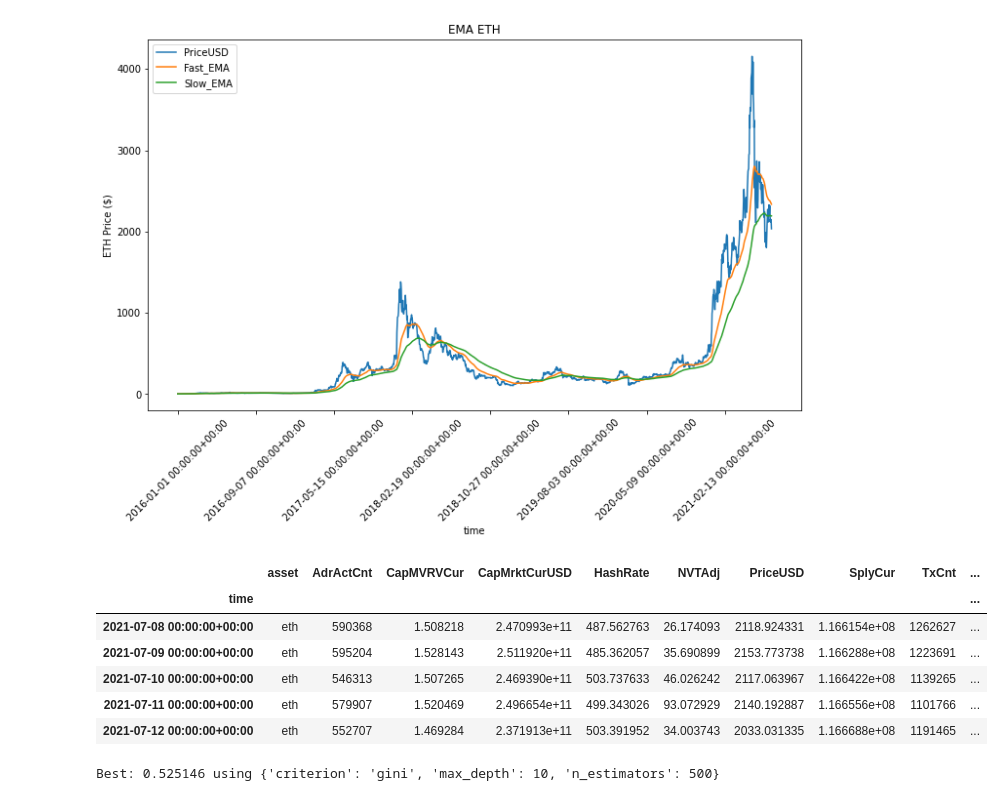
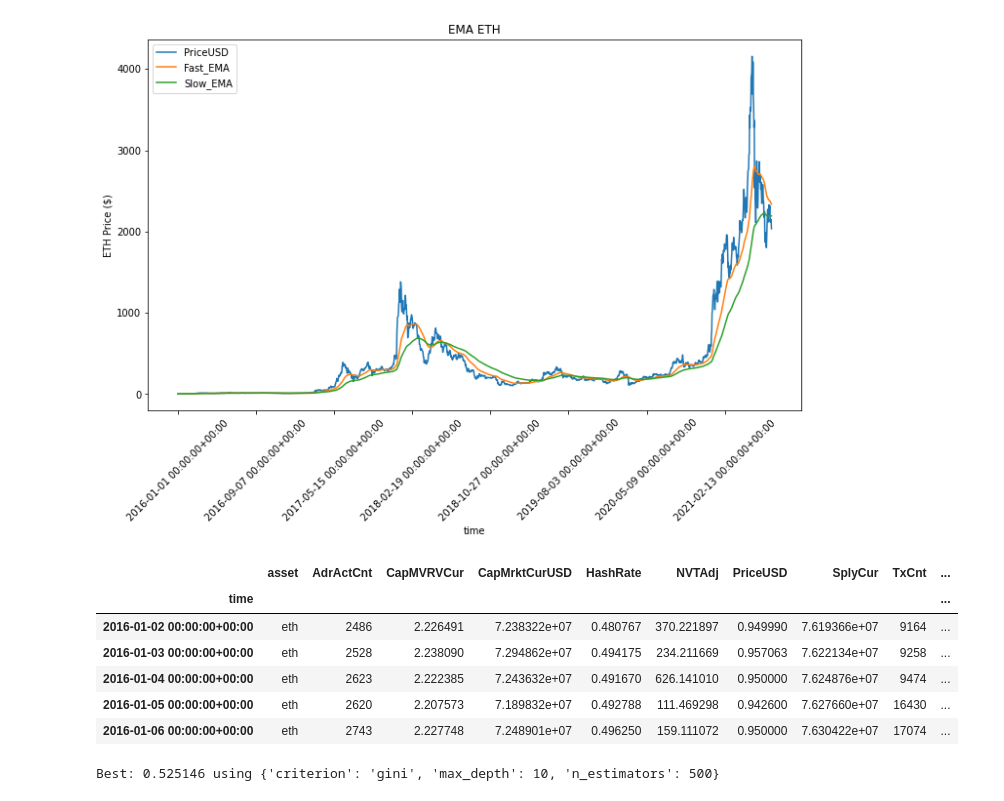
Before and after one commit to dbogatic/crypto-analysis, a Jupyter notebook: eth_price_direction.ipynb, the cells around one changed output. Cells and saved outputs as stored; diff of their text form; code cells hidden in the pictures.

```diff
--- a/eth_price_direction.ipynb
+++ b/eth_price_direction.ipynb
@@ -83,17 +84,17 @@ combined_df['Daily_Return'] = combined_df['PriceUSD'].pct_change()
 # %%
 # Construct the dependent variable where if daily return is greater than 0, then 1, else, 0.
 combined_df['Positive_Return'] = np.where(combined_df['Daily_Return'] > 0, 1.0, 0.0)
 
 combined_df = combined_df.dropna()
-combined_df.tail()
+combined_df.head()
 # %% [output]
 |  | asset | AdrActCnt | CapMVRVCur | CapMrktCurUSD | HashRate | NVTAdj | PriceUSD | SplyCur | TxCnt | ... |
 | time |  |  |  |  |  |  |  |  |  | ... |
-| 2021-07-08 00:00:00+00:00 | eth | 590368 | 1.508218 | 2.470993e+11 | 487.562763 | 26.174093 | 2118.924331 | 1.166154e+08 | 1262627 | ... |
-| 2021-07-09 00:00:00+00:00 | eth | 595204 | 1.528143 | 2.511920e+11 | 485.362057 | 35.690899 | 2153.773738 | 1.166288e+08 | 1223691 | ... |
-| 2021-07-10 00:00:00+00:00 | eth | 546313 | 1.507265 | 2.469390e+11 | 503.737633 | 46.026242 | 2117.063967 | 1.166422e+08 | 1139265 | ... |
-| 2021-07-11 00:00:00+00:00 | eth | 579907 | 1.520469 | 2.496654e+11 | 499.343026 | 93.072929 | 2140.192887 | 1.166556e+08 | 1101766 | ... |
-| 2021-07-12 00:00:00+00:00 | eth | 552707 | 1.469284 | 2.371913e+11 | 503.391952 | 34.003743 | 2033.031335 | 1.166688e+08 | 1191465 | ... |
+| 2016-01-02 00:00:00+00:00 | eth | 2486 | 2.226491 | 7.238322e+07 | 0.480767 | 370.221897 | 0.949990 | 7.619366e+07 | 9164 | ... |
+| 2016-01-03 00:00:00+00:00 | eth | 2528 | 2.238090 | 7.294862e+07 | 0.494175 | 234.211669 | 0.957063 | 7.622134e+07 | 9258 | ... |
+| 2016-01-04 00:00:00+00:00 | eth | 2623 | 2.222385 | 7.243632e+07 | 0.491670 | 626.141010 | 0.950000 | 7.624876e+07 | 9474 | ... |
+| 2016-01-05 00:00:00+00:00 | eth | 2620 | 2.207573 | 7.189832e+07 | 0.492788 | 111.469298 | 0.942600 | 7.627660e+07 | 16430 | ... |
+| 2016-01-06 00:00:00+00:00 | eth | 2743 | 2.227748 | 7.248901e+07 | 0.496250 | 159.111072 | 0.950000 | 7.630422e+07 | 17074 | ... |
 # %%
 # Select model features and timeframe for train data
 X = combined_df[['AdrActCnt','CapMrktCurUSD','CapMVRVCur','HashRate','NVTAdj','TxCnt','TxTfrValAdjUSD','VelCur1yr','Crossover_Signal']]
```
Also changed, not shown: parts of 2 cells of this notebook, 8 other files.
